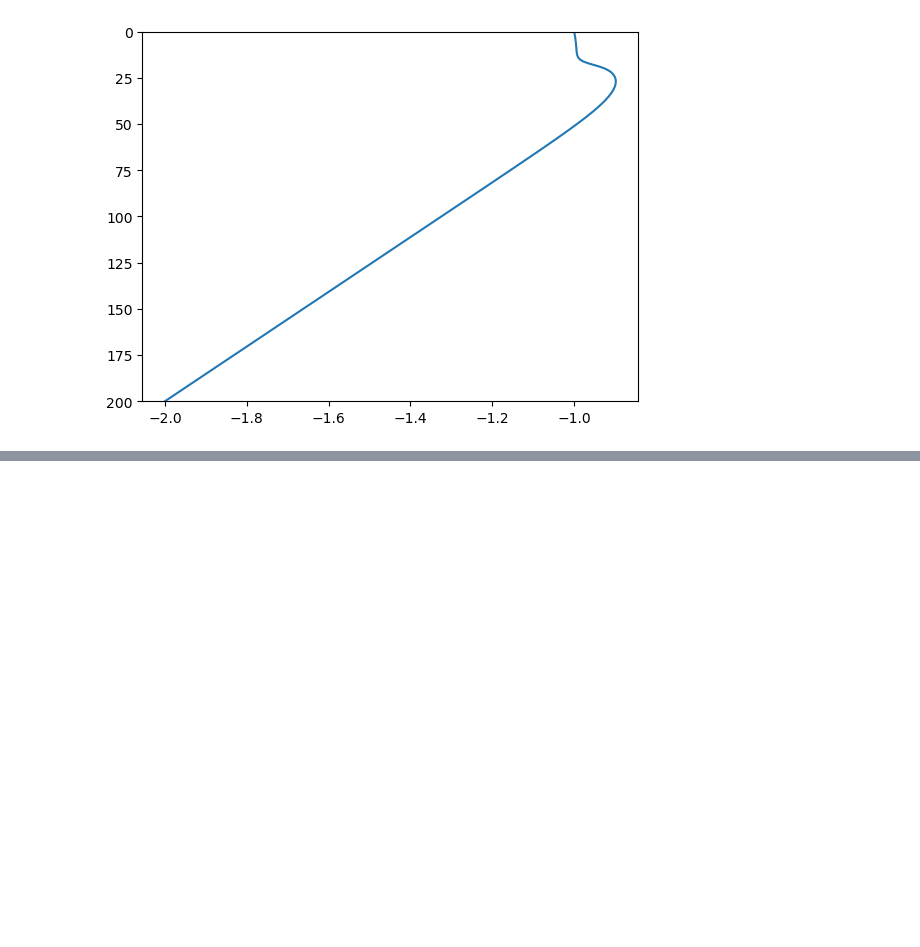
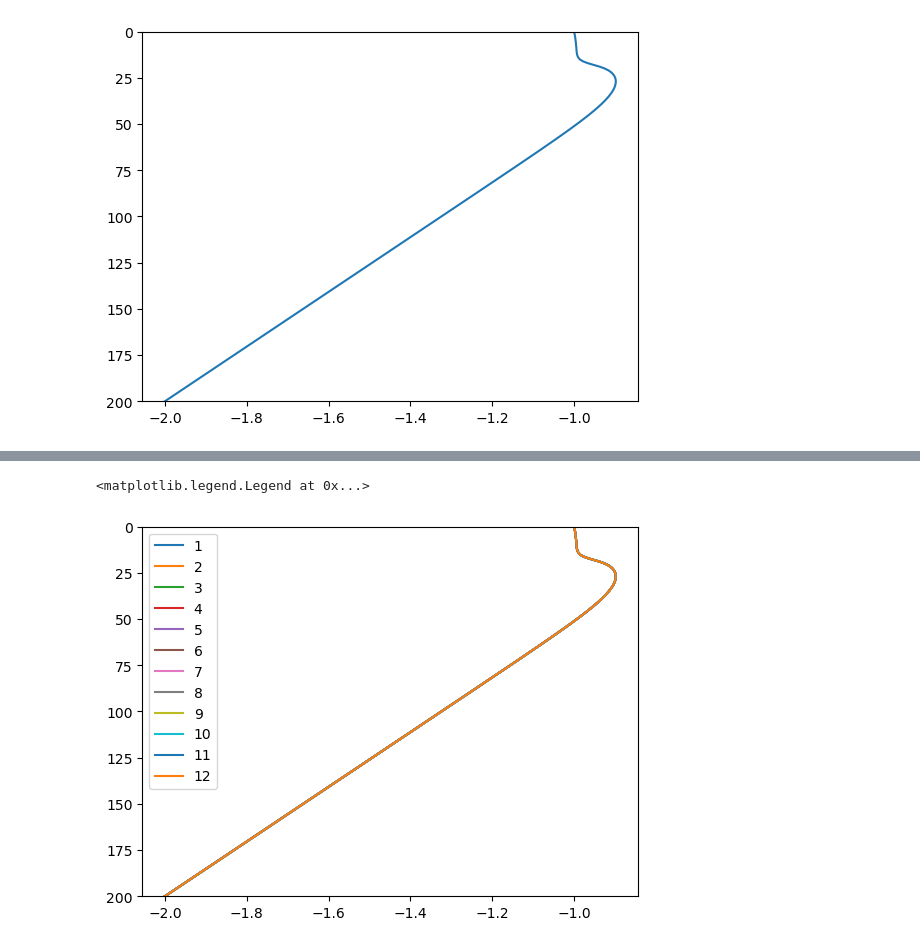
Before and after one commit to nicduboc/numeric_2024, a Jupyter notebook: mini-projects/duboc_miniproj.ipynb, the cells around one changed output, grey strips where cells are left out. Cells and saved outputs as stored; diff of their text form; code cells hidden in the pictures; blank space fills up the shorter version.

```diff
--- a/mini-projects/duboc_miniproj.ipynb
+++ b/mini-projects/duboc_miniproj.ipynb
@@ -100,0 +83,25 @@ plt.ylim(200,0)
+# %%
+def deriv_T(A,T,F):
+    return np.matmul(A,T)-F
+# %%
+Ntime = 3 # 3 days
+dt = 0.25 # every 6 hours
+timeVec = np.arange(0,Ntime,dt)
+#deriv_T = np.dot(A,T)-F
+# %%
+# move forward in time with Feuler
+Tn = []
+T1 = np.linalg.solve(A,F)
+for i in range(len(timeVec)):
+    Tnew = T1 + dt*(deriv_T(A,T1,F))
+    Tn.append(Tnew)
+    T1 = Tnew
+Tn = np.array(Tn)
+# %%
+for i in range(np.shape(Tn)[0]):
+    plt.plot(Tn[i,:],depth,label=i+1)
+plt.ylim(200,0)
+plt.legend(loc='best')
+# %% [output]
+<matplotlib.legend.Legend at 0x...>
+[figure, added]
```
Also changed, not shown: parts of 13 cells of this notebook, 2 other files.
